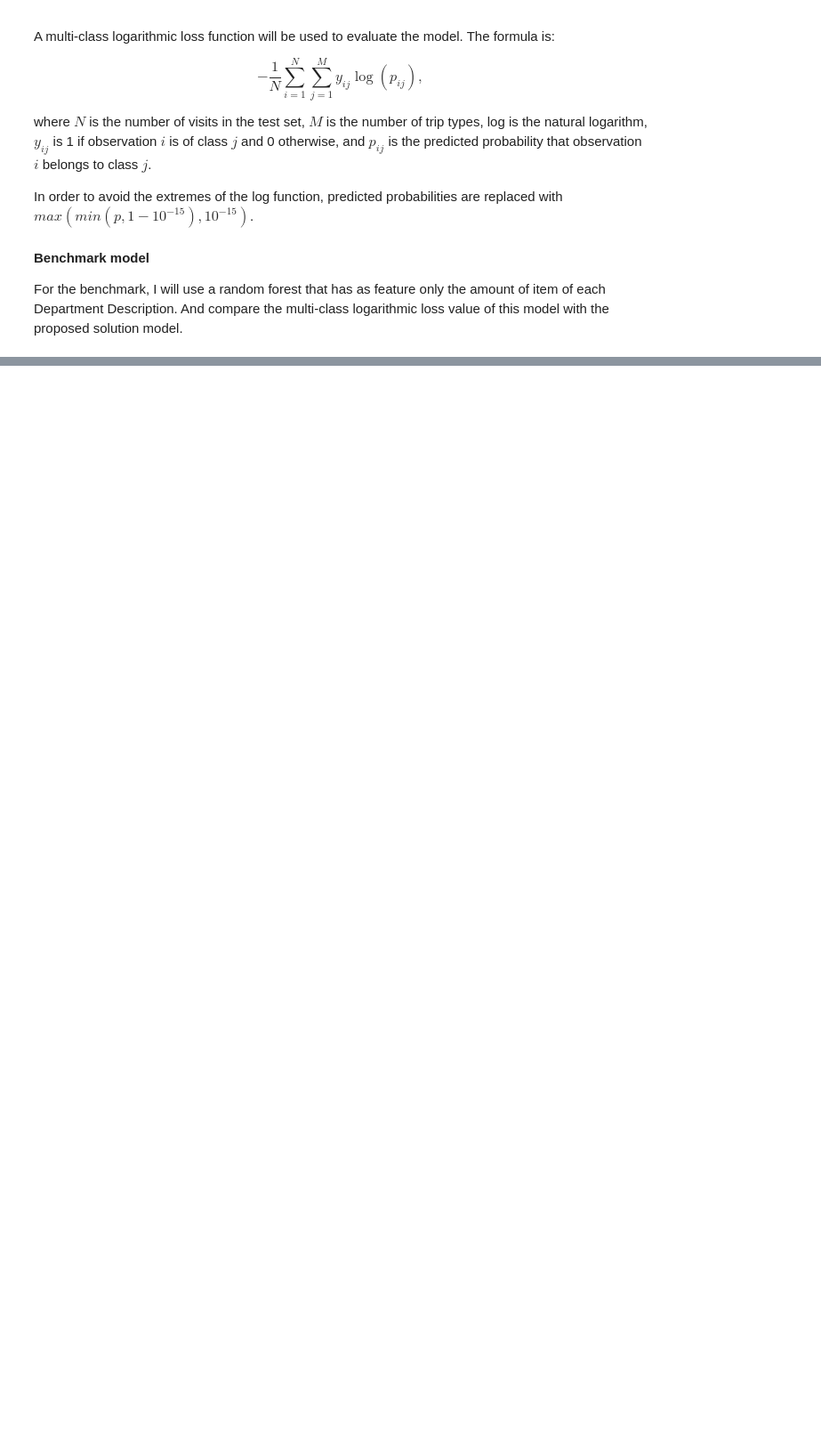
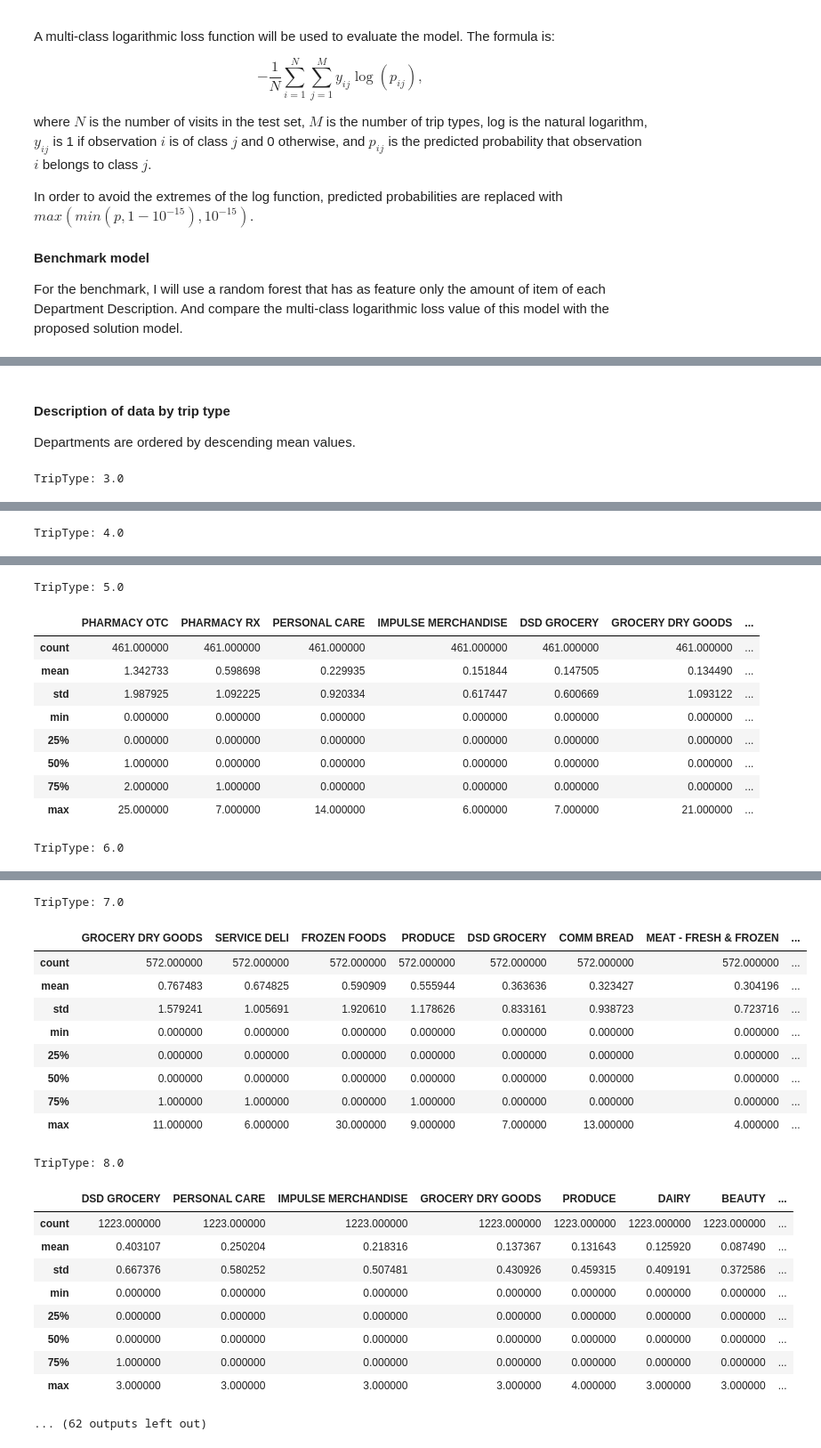
Before and after one commit to prosanes/machine-learning, a Jupyter notebook: projects/capstone/capstone_report.ipynb, the cells around one changed output, grey strips where cells are left out. Shown at 89% size. Drawn from its saved outputs; the diff is of its cells as text; code cells hidden in the pictures; blank space fills up the shorter version.

```diff
--- a/projects/capstone/capstone_report.ipynb
+++ b/projects/capstone/capstone_report.ipynb
@@ -115,0 +179,16 @@ In this section, you will need to provide a clearly defined benchmark result or
+# %% [markdown]
+#### Description of data by trip type
+
+Departments are ordered by descending mean values.
+# %%
+from IPython.core.display import display, HTML
+
+for trip_type, group in by_visit.groupby('TripType'):
+    print "TripType: {}".format(trip_type)
+    display(HTML(
+        group.describe().drop(['VisitNumber', 'TripType', 'Weekday'], axis=1)
+             .sort_values('mean', axis=1, ascending=False)
+             .to_html()
+    ))
+# %% [output]
+TripType: 3.0
@@ -115,0 +204 @@ In this section, you will need to provide a clearly defined benchmark result or
+TripType: 4.0
@@ -115,0 +214,11 @@ In this section, you will need to provide a clearly defined benchmark result or
+TripType: 5.0
+|  | PHARMACY OTC | PHARMACY RX | PERSONAL CARE | IMPULSE MERCHANDISE | DSD GROCERY | GROCERY DRY GOODS | ... |
+| count | 461.000000 | 461.000000 | 461.000000 | 461.000000 | 461.000000 | 461.000000 | ... |
+| mean | 1.342733 | 0.598698 | 0.229935 | 0.151844 | 0.147505 | 0.134490 | ... |
+| std | 1.987925 | 1.092225 | 0.920334 | 0.617447 | 0.600669 | 1.093122 | ... |
+| min | 0.000000 | 0.000000 | 0.000000 | 0.000000 | 0.000000 | 0.000000 | ... |
+| 25% | 0.000000 | 0.000000 | 0.000000 | 0.000000 | 0.000000 | 0.000000 | ... |
+| 50% | 1.000000 | 0.000000 | 0.000000 | 0.000000 | 0.000000 | 0.000000 | ... |
+| 75% | 2.000000 | 1.000000 | 0.000000 | 0.000000 | 0.000000 | 0.000000 | ... |
+| max | 25.000000 | 7.000000 | 14.000000 | 6.000000 | 7.000000 | 21.000000 | ... |
+TripType: 6.0
@@ -115,0 +234,21 @@ In this section, you will need to provide a clearly defined benchmark result or
+TripType: 7.0
+|  | GROCERY DRY GOODS | SERVICE DELI | FROZEN FOODS | PRODUCE | DSD GROCERY | COMM BREAD | MEAT - FRESH & FROZEN | ... |
+| count | 572.000000 | 572.000000 | 572.000000 | 572.000000 | 572.000000 | 572.000000 | 572.000000 | ... |
+| mean | 0.767483 | 0.674825 | 0.590909 | 0.555944 | 0.363636 | 0.323427 | 0.304196 | ... |
+| std | 1.579241 | 1.005691 | 1.920610 | 1.178626 | 0.833161 | 0.938723 | 0.723716 | ... |
+| min | 0.000000 | 0.000000 | 0.000000 | 0.000000 | 0.000000 | 0.000000 | 0.000000 | ... |
+| 25% | 0.000000 | 0.000000 | 0.000000 | 0.000000 | 0.000000 | 0.000000 | 0.000000 | ... |
+| 50% | 0.000000 | 0.000000 | 0.000000 | 0.000000 | 0.000000 | 0.000000 | 0.000000 | ... |
+| 75% | 1.000000 | 1.000000 | 0.000000 | 1.000000 | 0.000000 | 0.000000 | 0.000000 | ... |
+| max | 11.000000 | 6.000000 | 30.000000 | 9.000000 | 7.000000 | 13.000000 | 4.000000 | ... |
+TripType: 8.0
+|  | DSD GROCERY | PERSONAL CARE | IMPULSE MERCHANDISE | GROCERY DRY GOODS | PRODUCE | DAIRY | BEAUTY | ... |
+| count | 1223.000000 | 1223.000000 | 1223.000000 | 1223.000000 | 1223.000000 | 1223.000000 | 1223.000000 | ... |
+| mean | 0.403107 | 0.250204 | 0.218316 | 0.137367 | 0.131643 | 0.125920 | 0.087490 | ... |
+| std | 0.667376 | 0.580252 | 0.507481 | 0.430926 | 0.459315 | 0.409191 | 0.372586 | ... |
+| min | 0.000000 | 0.000000 | 0.000000 | 0.000000 | 0.000000 | 0.000000 | 0.000000 | ... |
+| 25% | 0.000000 | 0.000000 | 0.000000 | 0.000000 | 0.000000 | 0.000000 | 0.000000 | ... |
+| 50% | 0.000000 | 0.000000 | 0.000000 | 0.000000 | 0.000000 | 0.000000 | 0.000000 | ... |
+| 75% | 1.000000 | 0.000000 | 0.000000 | 0.000000 | 0.000000 | 0.000000 | 0.000000 | ... |
+| max | 3.000000 | 3.000000 | 3.000000 | 3.000000 | 4.000000 | 3.000000 | 3.000000 | ... |
+... (62 outputs left out)
```
Also changed, not shown: parts of 16 cells of this notebook, 1 other file.
